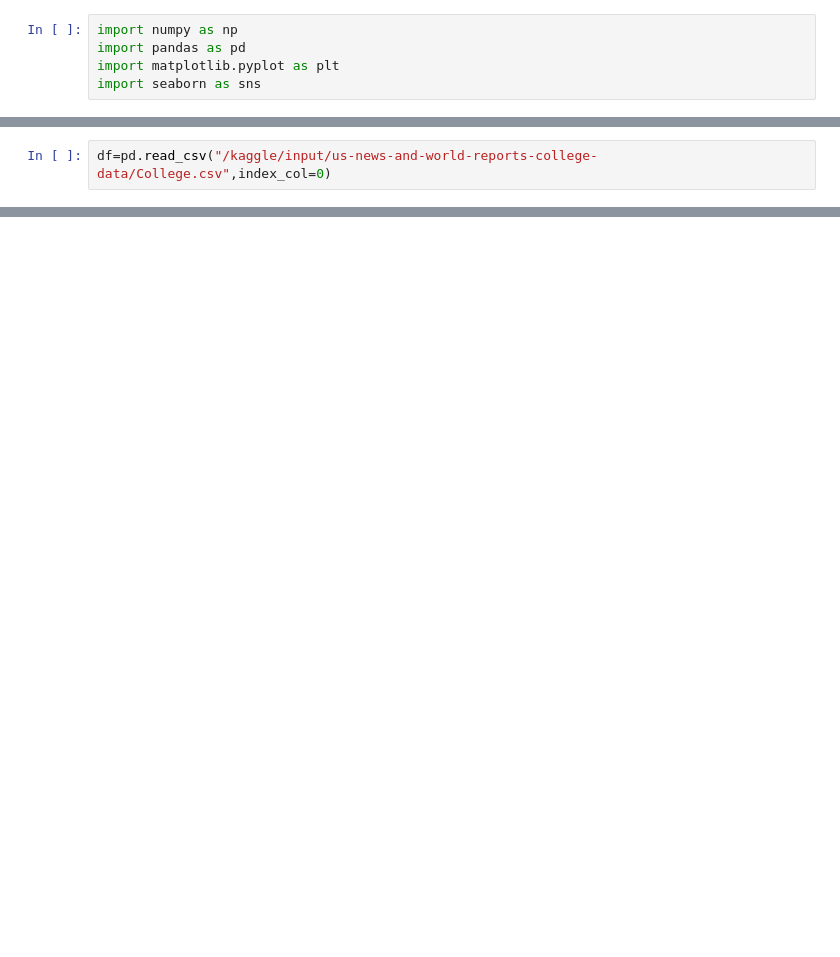
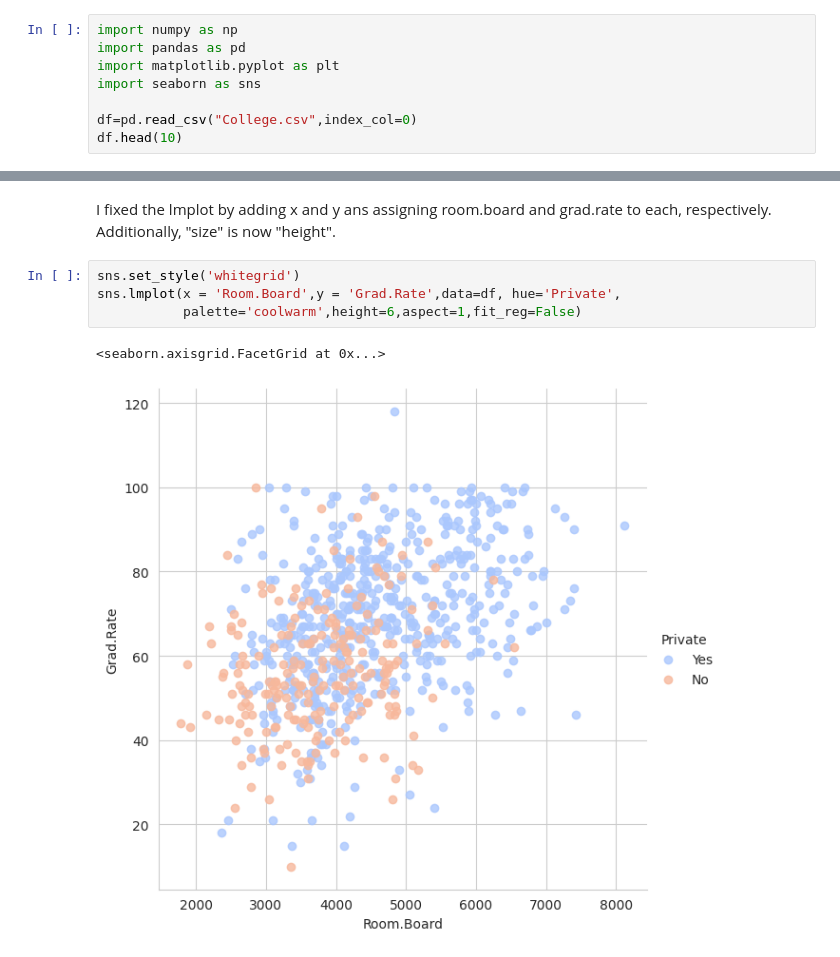
Before and after one commit to UUCompSci/mw-data-respository, a Jupyter notebook: clustering.ipynb, the cells around one changed output, grey strips where cells are left out. Drawn from its saved outputs; the diff is of its cells as text; blank space fills up the shorter version.

```diff
--- a/clustering.ipynb
+++ b/clustering.ipynb
@@ -13,3 +13,6 @@ import numpy as np
 import pandas as pd
 import matplotlib.pyplot as plt
 import seaborn as sns
+
+df=pd.read_csv("College.csv",index_col=0)
+df.head(10)
@@ -16,2 +30,0 @@ import seaborn as sns
-# %%
-df=pd.read_csv("/kaggle/input/us-news-and-world-reports-college-data/College.csv",index_col=0)
@@ -19,0 +72,9 @@ FileNotFoundError: [Errno 2] No such file or directory: '/kaggle/input/us-news-a
+# %% [markdown]
+I fixed the lmplot by adding x and y ans assigning room.board and grad.rate to each, respectively. Additionally, "size" is now "height".
+# %%
+sns.set_style('whitegrid')
+sns.lmplot(x = 'Room.Board',y = 'Grad.Rate',data=df, hue='Private',
+           palette='coolwarm',height=6,aspect=1,fit_reg=False)
+# %% [output]
+<seaborn.axisgrid.FacetGrid at 0x...>
+[figure, added]
```
Also changed, not shown: parts of 18 cells of this notebook, 2 other files.
